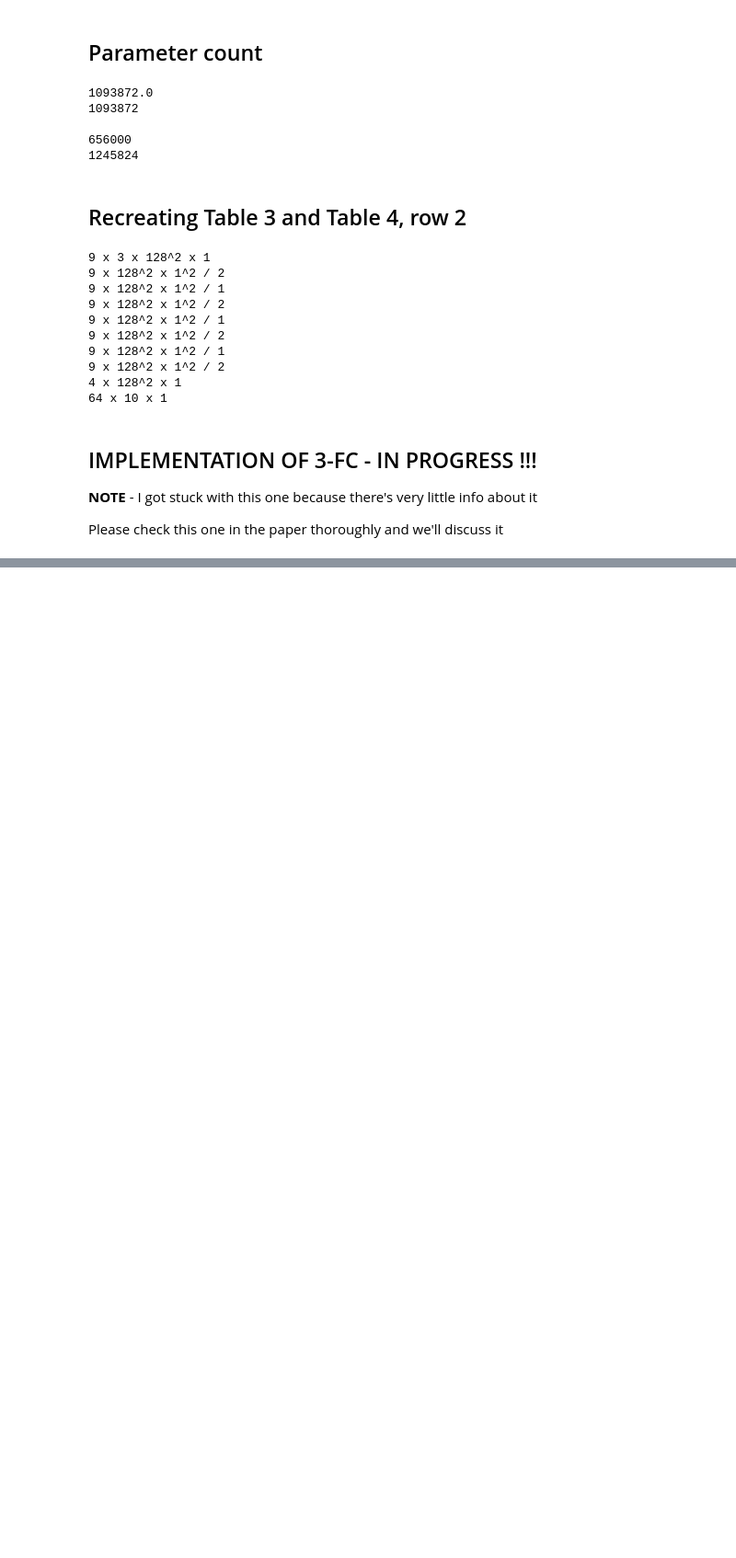
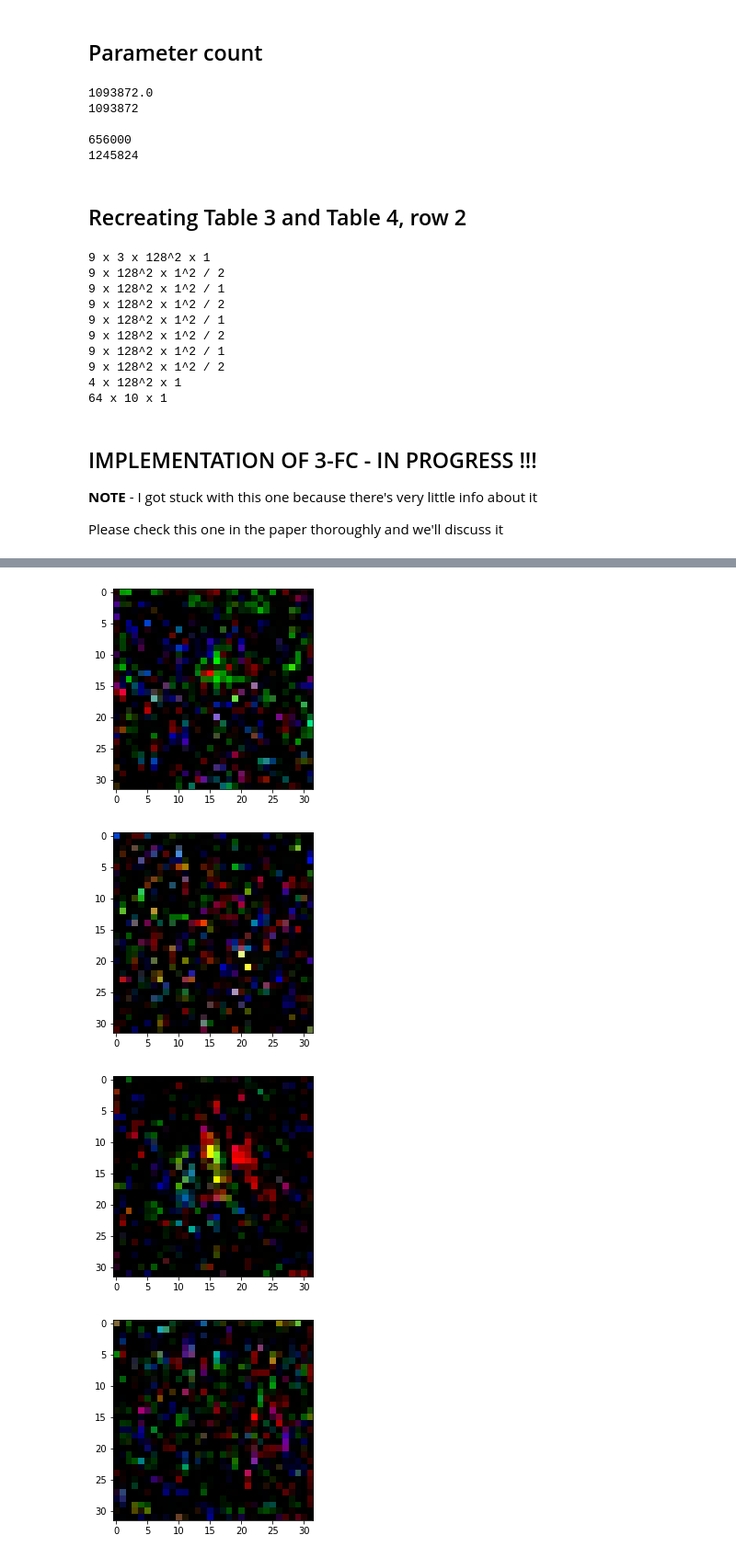
Before and after one commit to gojkoc54/convolutions_from_scratch, a Jupyter notebook: src/playground.ipynb, the cells around one changed output, grey strips where cells are left out. Shown at 92% size. Saved outputs shown, nothing was run; the diff lists cells and outputs as text; code cells hidden in the pictures; blank space fills up the shorter version.

```diff
--- a/src/playground.ipynb
+++ b/src/playground.ipynb
@@ -312,0 +297,17 @@ p
+# %%
+batch_filters = beta_1['model_state_dict']['fc_layers.0.layers.0.weight']
+
+for batch_ind in range(5): # range(batch_filters.shape[0]):
+    filter = batch_filters[batch_ind]
+
+    filter = filter.abs()
+    filter = (filter - filter.min()) / (filter.max() - filter.min())
+    filter_reshaped = filter.view(3, 32, 32)
+
+    plt.imshow(filter_reshaped.permute(1, 2, 0).numpy())
+    plt.show()
+# %% [output]
+[figure, added]
+[figure, added]
+[figure, added]
+[figure, added]
```
Also changed, not shown: parts of 17 cells of this notebook, 2 other files.
